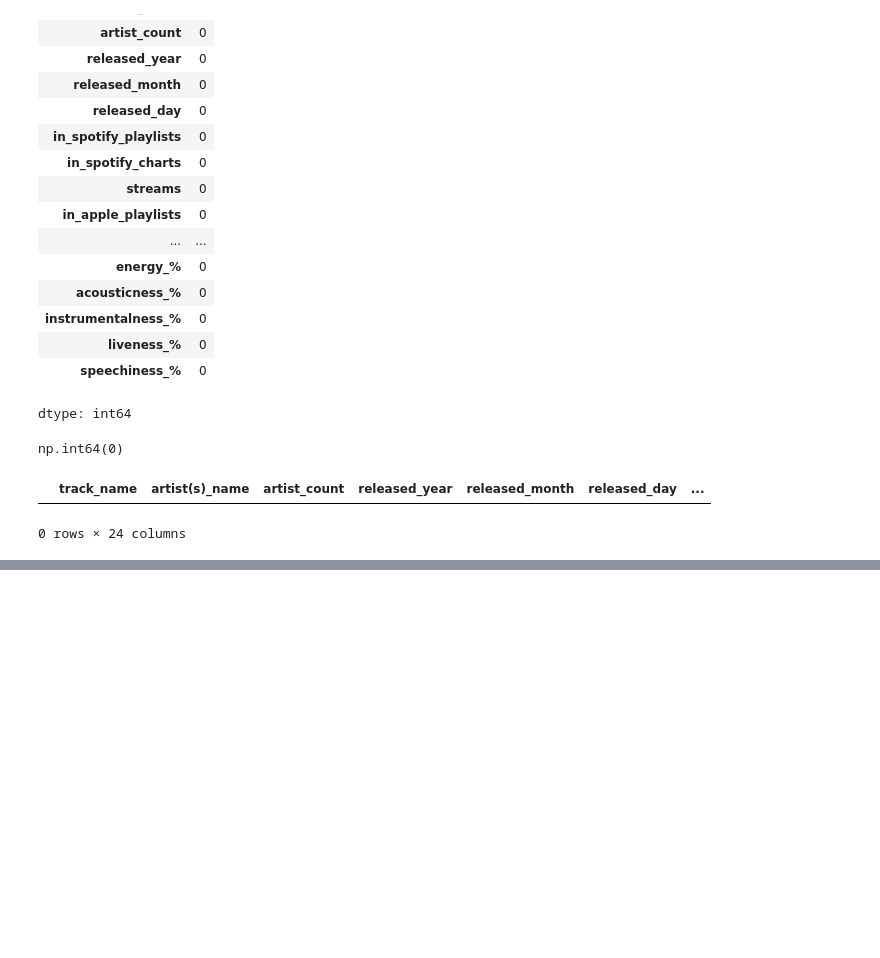
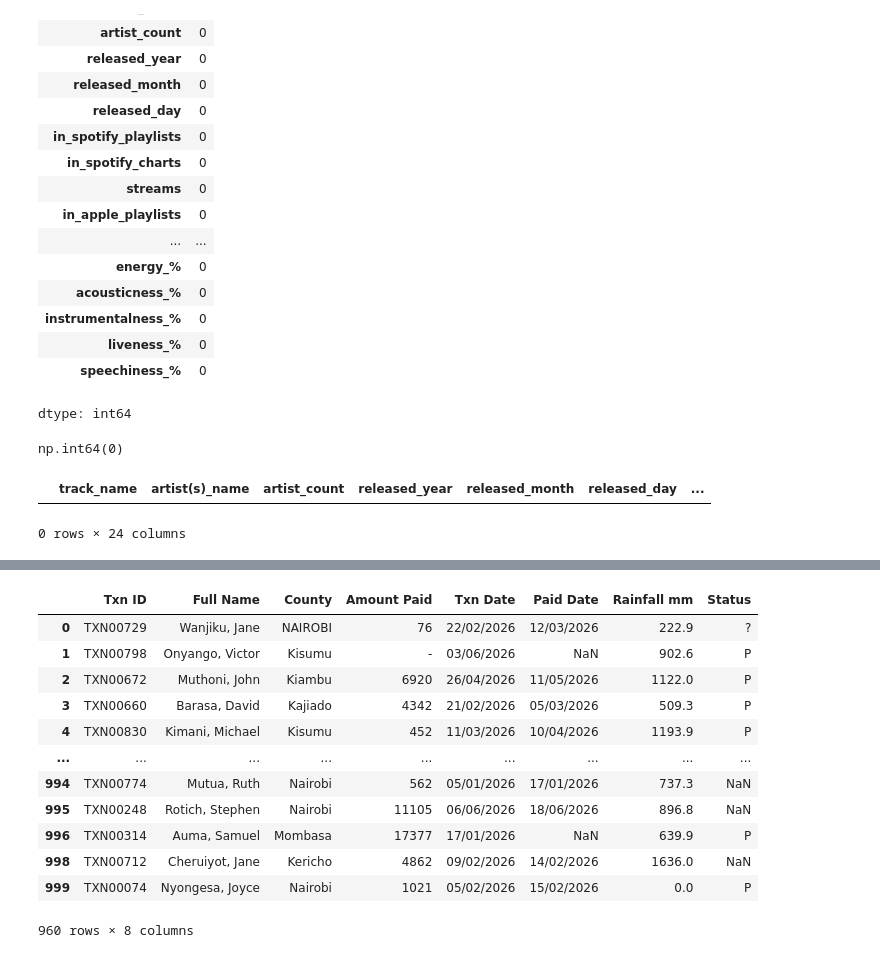
Before and after one commit to victoriairungu99-creator/CDAV-course, a Jupyter notebook: Day_9_week_2_Thursday_Pandas.ipynb, the cells around one changed output, grey strips where cells are left out. Saved outputs shown, nothing was run; the diff lists cells and outputs as text; code cells hidden in the pictures; blank space fills up the shorter version.

```diff
--- a/Day_9_week_2_Thursday_Pandas.ipynb
+++ b/Day_9_week_2_Thursday_Pandas.ipynb
@@ -379,0 +571,16 @@ df[df.duplicated()]
+# %%
+df.drop_duplicates()
+# %% [output]
+|  | Txn ID | Full Name | County | Amount Paid | Txn Date | Paid Date | Rainfall mm | Status |
+| 0 | TXN00729 | Wanjiku, Jane | NAIROBI | 76 | 22/02/2026 | 12/03/2026 | 222.9 | ? |
+| 1 | TXN00798 | Onyango, Victor | Kisumu | - | 03/06/2026 | NaN | 902.6 | P |
+| 2 | TXN00672 | Muthoni, John | Kiambu | 6920 | 26/04/2026 | 11/05/2026 | 1122.0 | P |
+| 3 | TXN00660 | Barasa, David | Kajiado | 4342 | 21/02/2026 | 05/03/2026 | 509.3 | P |
+| 4 | TXN00830 | Kimani, Michael | Kisumu | 452 | 11/03/2026 | 10/04/2026 | 1193.9 | P |
+| ... | ... | ... | ... | ... | ... | ... | ... | ... |
+| 994 | TXN00774 | Mutua, Ruth | Nairobi | 562 | 05/01/2026 | 17/01/2026 | 737.3 | NaN |
+| 995 | TXN00248 | Rotich, Stephen | Nairobi | 11105 | 06/06/2026 | 18/06/2026 | 896.8 | NaN |
+| 996 | TXN00314 | Auma, Samuel | Mombasa | 17377 | 17/01/2026 | NaN | 639.9 | P |
+| 998 | TXN00712 | Cheruiyot, Jane | Kericho | 4862 | 09/02/2026 | 14/02/2026 | 1636.0 | NaN |
+| 999 | TXN00074 | Nyongesa, Joyce | Nairobi | 1021 | 05/02/2026 | 15/02/2026 | 0.0 | P |
+960 rows × 8 columns
```
Also changed, not shown: parts of 29 cells of this notebook.
